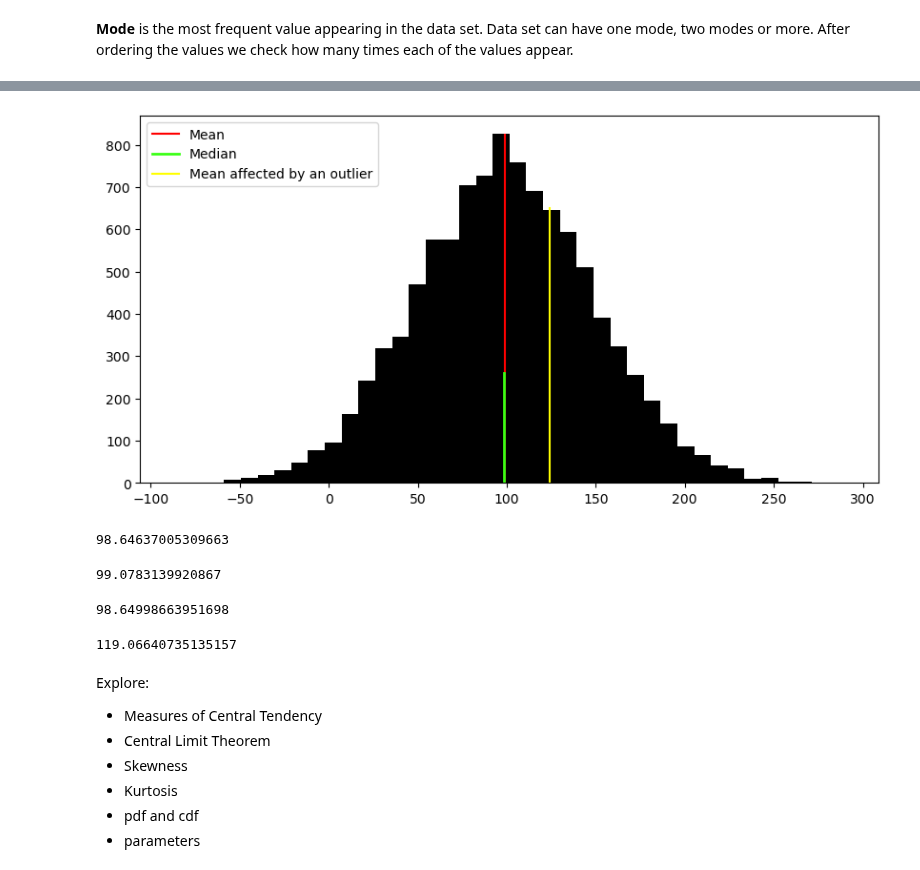
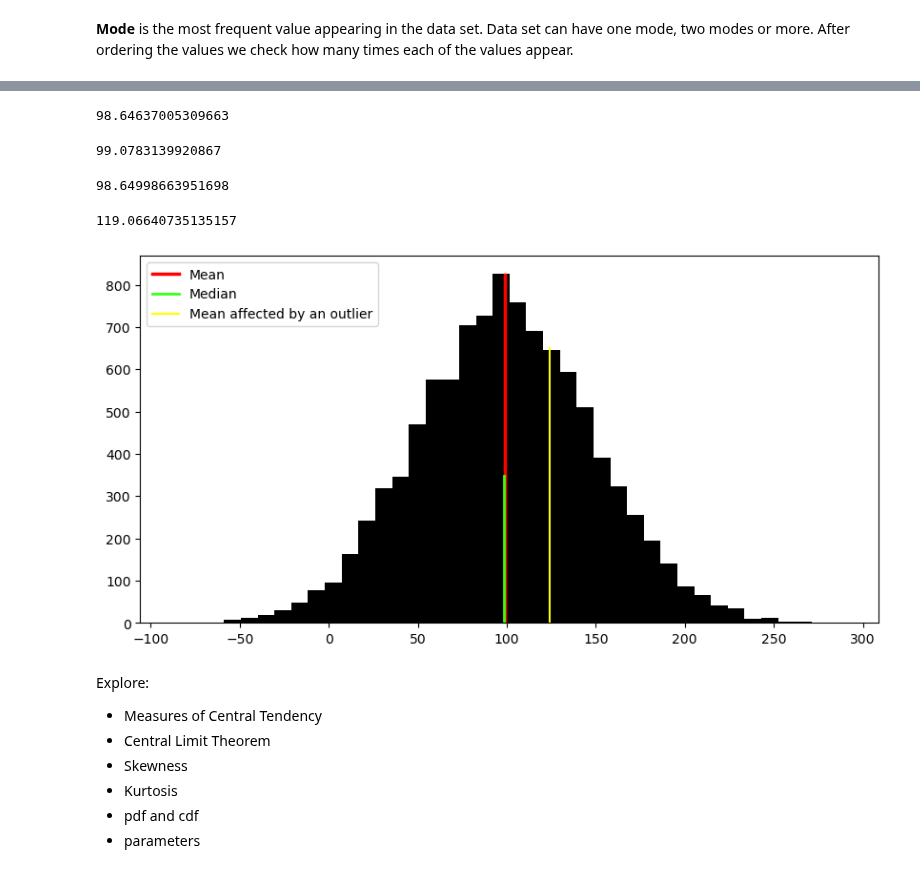
Before and after one commit to Tanja888/funddata-assessment, a Jupyter notebook: normal-distribution.ipynb, the cells around one changed output, grey strips where cells are left out. Cells and saved outputs as stored; diff of their text form; code cells hidden in the pictures.

```diff
--- a/normal-distribution.ipynb
+++ b/normal-distribution.ipynb
@@ -221,0 +236,8 @@ st.median(test)
+# %%
+st.median(x)
+# %% [output]
+98.64637005309663
+# %%
+st.mean(x)
+# %% [output]
+99.0783139920867
@@ -222,25 +247,25 @@ st.median(test)
+# %%
+# The median hasn't changed with adding the outlier
+np.median(x)
+# %% [output]
+98.64998663951698
+# %%
+# The mean with the outlier
+np.mean(x)
+# %% [output]
+119.06640735135157
 # %%
-# Random samples
-
+# The mean shifted when we added the outlier
+# In the cases like this it is better to use the median
 np.random.seed(0)
 x = np.random.normal(100, 50, 10000)
 
 fig, ax = plt.subplots(figsize=(10,5))
 ax.hist(x, 40, color='black');
 
-ax.axvline(x=99.07, color='red', ymax=0.95, linewidth=1.5, label='Mean')
-ax.axvline(x=98.64, color='#39FF14', ymax=0.30, linewidth=2.0, label='Median')
+ax.axvline(x=99.07, color='red', ymax=0.95, linewidth=2.5, label='Mean')
+ax.axvline(x=98.64, color='#39FF14', ymax=0.40, linewidth=2.0, label='Median')
 ax.axvline(x=124.05, color='yellow', ymax=0.750, linewidth=1.5, label='Mean affected by an outlier')
 ax.legend(loc='upper left');
-
-#plt.hist(x, 30, color='green');
 # %% [output]
-[figure, old version]
+[figure, new version]
-# %%
-st.median(x)
-# %% [output]
-98.64637005309663
-# %%
-st.mean(x)
-# %% [output]
-99.0783139920867
@@ -249,11 +272,3 @@ x = np.append(x, [200000])
-# %%
-np.median(x)
-# %% [output]
-98.64998663951698
-# %%
-np.mean(x)
-# %% [output]
-119.06640735135157
 # %% [markdown]
 Explore:
  * Measures of Central Tendency
```
Also changed, not shown: parts of 11 cells of this notebook.
